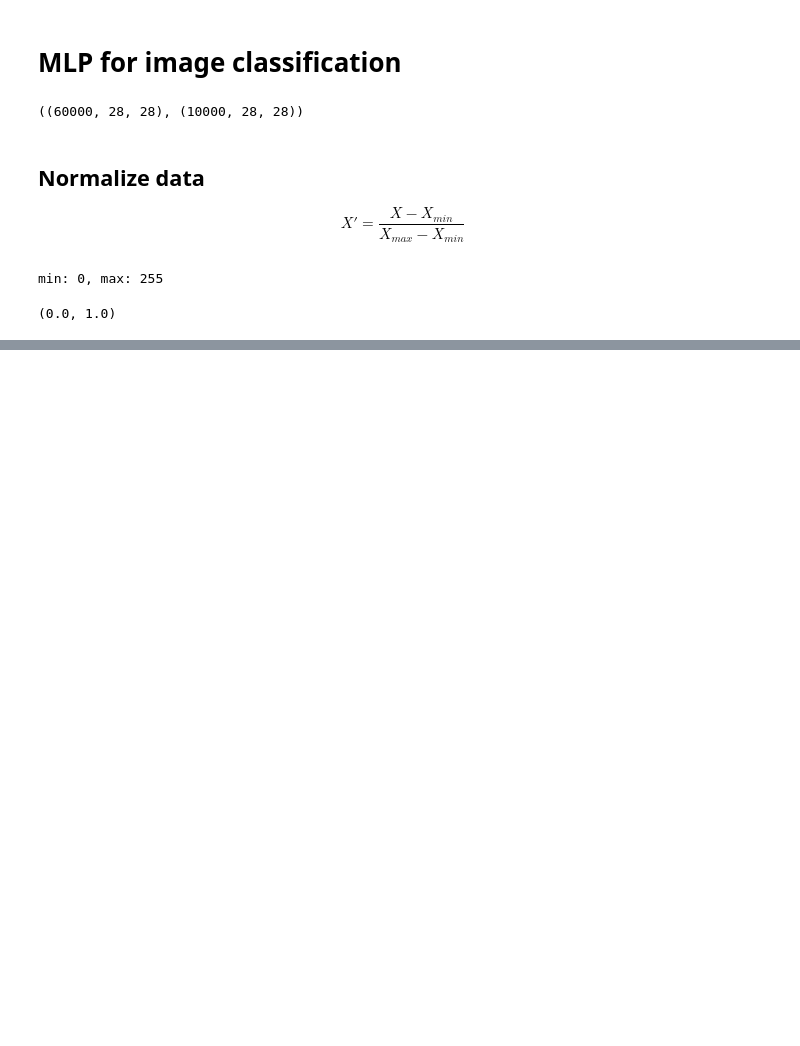
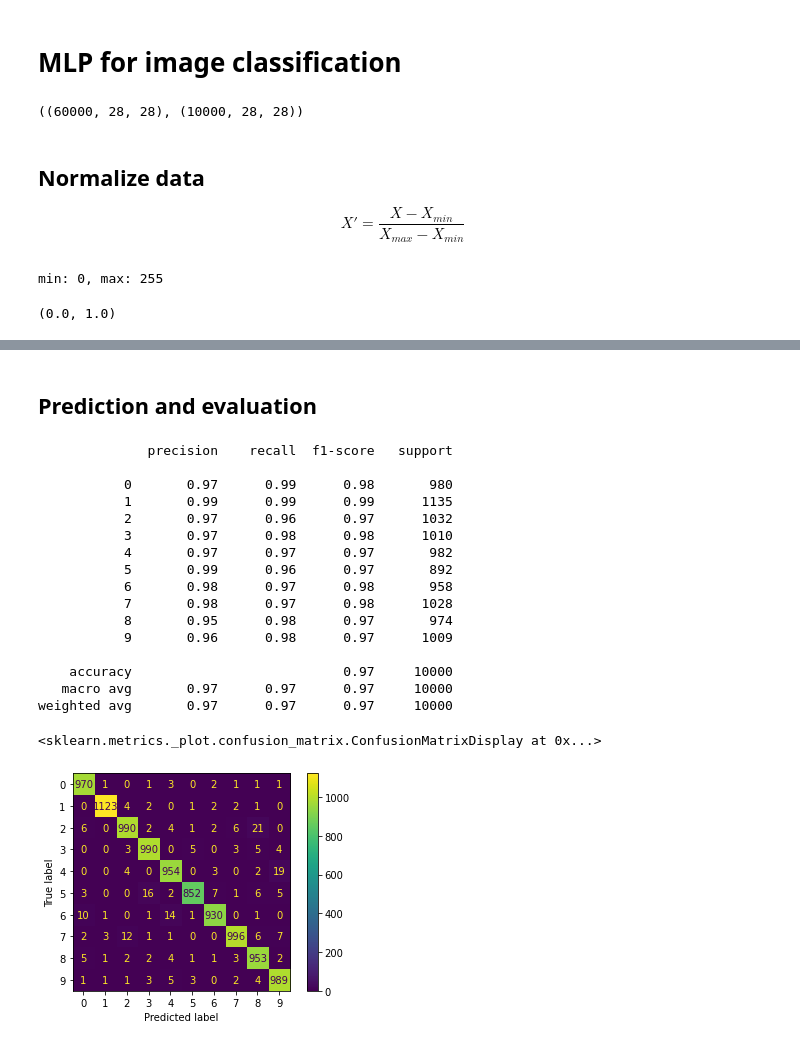
Before and after one commit to kokchun/Deep-learning-AI21, a Jupyter notebook: Lectures/Code-alongs/Lec2-MLP_image_classification.ipynb, the cells around one changed output, grey strips where cells are left out. Drawn from its saved outputs; the diff is of its cells as text; code cells hidden in the pictures; blank space fills up the shorter version.

```diff
--- a/Lectures/Code-alongs/Lec2-MLP_image_classification.ipynb
+++ b/Lectures/Code-alongs/Lec2-MLP_image_classification.ipynb
@@ -45,0 +153,4 @@ array([[[0, 0, 0, ..., 0, 0, 0],
+# %%
+model_3 = MLP_model(nodes=[128, 128, 10], activations=[
+                    "relu", "relu", "softmax"], names=["Hidden1", "Hidden2", "Output"])
+model_3.fit(X_train, y_train, epochs = 5, verbose = 1) # early stopping, and train on all training data
@@ -45,0 +169,30 @@ array([[[0, 0, 0, ..., 0, 0, 0],
+# %% [markdown]
+## Prediction and evaluation
+# %%
+from sklearn.metrics import classification_report, confusion_matrix, ConfusionMatrixDisplay
+
+y_pred = model_3.predict(X_test)
+y_pred = np.argmax(y_pred, axis=1)
+
+print(classification_report(y_test, y_pred))
+cm = confusion_matrix(y_test, y_pred)
+ConfusionMatrixDisplay(cm).plot()
+# %% [output]
+              precision    recall  f1-score   support
+
+           0       0.97      0.99      0.98       980
+           1       0.99      0.99      0.99      1135
+           2       0.97      0.96      0.97      1032
+           3       0.97      0.98      0.98      1010
+           4       0.97      0.97      0.97       982
+           5       0.99      0.96      0.97       892
+           6       0.98      0.97      0.98       958
+           7       0.98      0.97      0.98      1028
+           8       0.95      0.98      0.97       974
+           9       0.96      0.98      0.97      1009
+
+    accuracy                           0.97     10000
+   macro avg       0.97      0.97      0.97     10000
+weighted avg       0.97      0.97      0.97     10000
+<sklearn.metrics._plot.confusion_matrix.ConfusionMatrixDisplay at 0x...>
+[figure, added]
```
Also changed, not shown: parts of 15 cells of this notebook.
